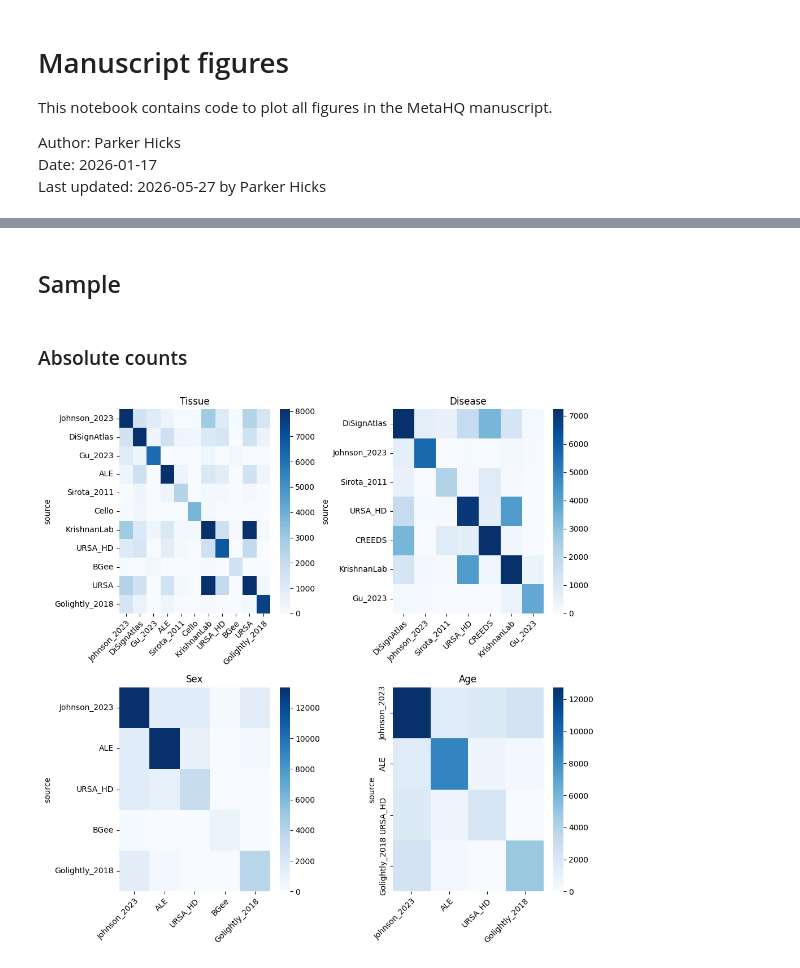
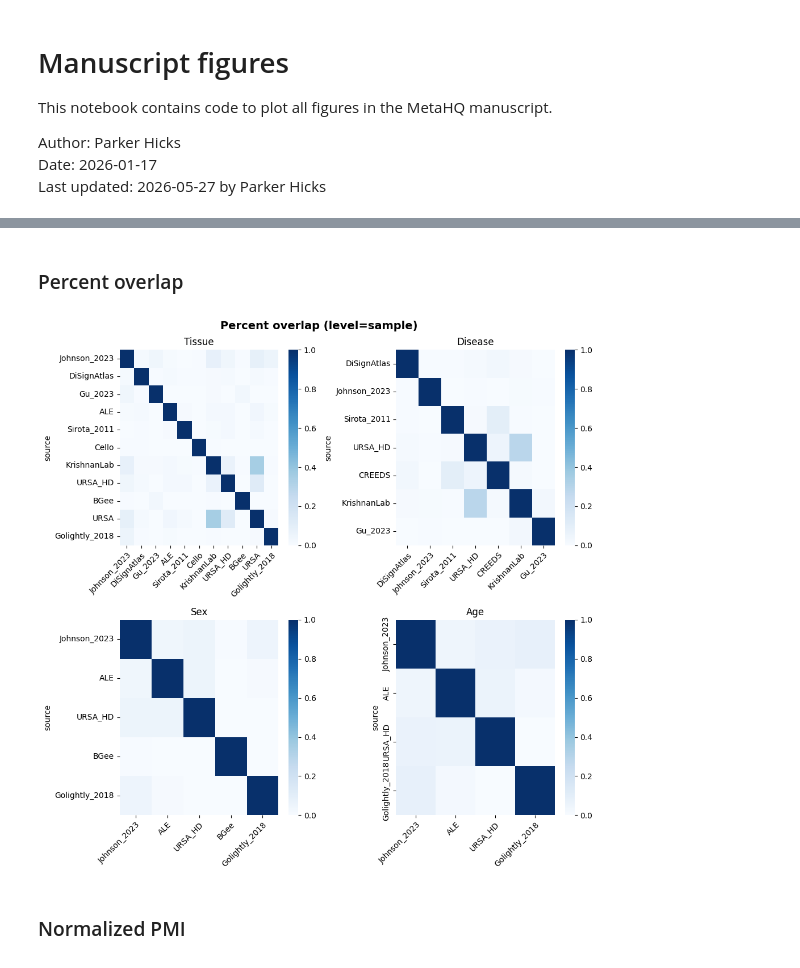
Before and after one commit to krishnanlab/meta-hq, a Jupyter notebook: notebook/manuscript_figures.ipynb, the cells around one changed output, grey strips where cells are left out. Saved outputs shown, nothing was run; the diff lists cells and outputs as text; code cells hidden in the pictures.

```diff
--- a/notebook/manuscript_figures.ipynb
+++ b/notebook/manuscript_figures.ipynb
@@ -885,68 +786,16 @@ def get_overlap_results(
+# %% [markdown]
+### Percent overlap
 # %%
-def plot_overlap_heatmap(
-    overlap_results: dict[str, pl.DataFrame],
-    subplot_shape: tuple[int, int] = (2, 2),
-    figsize_per_plot: tuple[int, int] = (5, 5),
-    order: list[str] | None = None,
-    save: bool = False,
-    outfile: Path | str | None = None,
-    vmax_percentile: float | int | None = None,
-    **heatmap_kwargs,
-):
-    nrows, ncols = subplot_shape
-    fig, axes = plt.subplots(
-        nrows,
-        ncols,
-        figsize=(figsize_per_plot[0] * ncols, figsize_per_plot[1] * nrows),
+sample_overlap_percent = get_overlap_results(RESULTS_DIR, overlap_type="overlap_percent", level="sample")
+plot_overlap_heatmap(
+    sample_overlap_percent,
+    order=OVERLAP_ORDER,
+    cmap=OVERLAP_CMAP,
+    title="Percent overlap (level=sample)",
+    save=True,
+    outfile=FIGURES_DIR / "overlap__level-sample__metric-percent.png",
     )
-
-    if isinstance(axes, np.ndarray):
-        axes_flat = axes.flatten()
-    else:
-        axes_flat = [axes]
-
-    if isinstance(order, list):
-        overlap_results = {k: overlap_results[k] for k in order}
-
-    for ax, (group_name, df) in zip(axes_flat, overlap_results.items()):
-        df = (
-            df.with_columns(pl.Series("source", df.columns))
-            .to_pandas()
-            .set_index("source", drop=True)
-        )
-
-        if "vmax" not in heatmap_kwargs and (isinstance(vmax_percentile, (int, float))):
-            vmax = np.percentile(df.to_numpy(), vmax_percentile)
-            sns.heatmap(df, ax=ax, vmax=vmax, **heatmap_kwargs)
-        else:
-            sns.heatmap(df, ax=ax, **heatmap_kwargs)
-
-        ax.set_title(group_name.capitalize())
-        xticks = ax.get_xticklabels()
-        ax.set_xticklabels(labels=xticks, rotation=45, ha='right', rotation_mode='anchor')
-
-    for ax in axes_flat[len(overlap_results):]:
-        ax.axis("off")
-
-    plt.tight_layout()
-
-    if save and isinstance(outfile, (str, Path)):
-        plt.savefig(outfile, dpi=400)
-
-    plt.show()
+# %% [output]
+[figure, added]
 # %% [markdown]
-## Sample
+### Normalized PMI
-# %% [markdown]
-### Absolute counts
-# %%
-sample_overlap_count = get_overlap_results(RESULTS_DIR, overlap_type="overlap_count", level="sample")
-plot_overlap_heatmap(
-    sample_overlap_count,
-    order=OVERLAP_ORDER,
-    cmap=OVERLAP_CMAP,
-    vmax_percentile=95,
-    save=True,
-    outfile=FIGURES_DIR / "overlap__level-sample__metric-counts.png"
-)
-# %% [output]
-[figure, removed]
```
Also changed, not shown: parts of 84 cells of this notebook, 1 other file.
